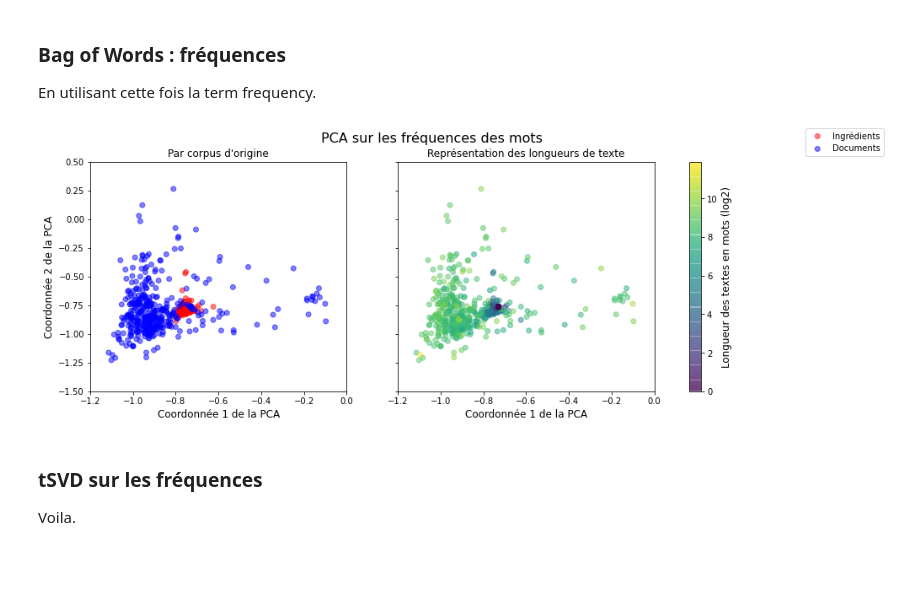
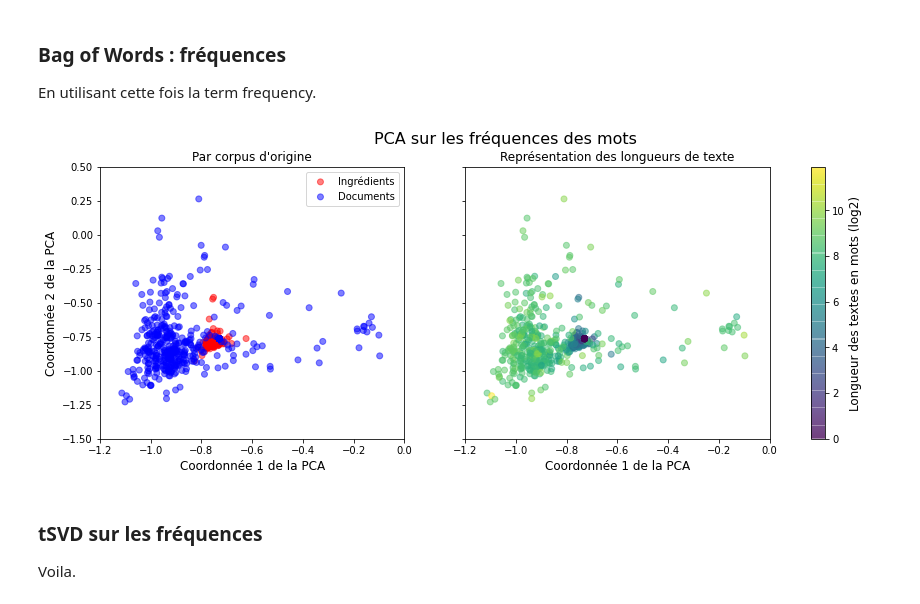
Before and after one commit to UltraDiuve/PIM-Recognizer, a Jupyter notebook: report/notebooks/Text_analysis.ipynb, the cells around one changed output. Drawn from its saved outputs; the diff is of its cells as text; code cells hidden in the pictures; blank space fills up the shorter version.

```diff
--- a/report/notebooks/Text_analysis.ipynb
+++ b/report/notebooks/Text_analysis.ipynb
@@ -680,29 +680,29 @@ decomp = PCA(n_components=10).fit_transform(vectorized_std)
 # %%
 fig, ax = plt.subplots(ncols=2, figsize=(15, 5), sharey=True)
 handles = []
 handles.append(ax[0].scatter(x=decomp[:500, 0], y=decomp[:500, 1], c=['red']*500, alpha=0.5))
 handles.append(ax[0].scatter(x=decomp[500:, 0], y=decomp[500:, 1], c=['blue']*500, alpha=0.5))
 handles.append(ax[1].scatter(x=decomp[:, 0],
                              y=decomp[:, 1],
                              c=np.log2(np.array(vectorized_corpus[:,:].sum(axis=1)).flatten() + 1),
                              alpha=0.5,
                              cmap='viridis'))
 ax[0].set_xlim(-1.2, 0)
 ax[0].set_ylim(-1.5, 0.5)
 ax[1].set_xlim(-1.2, 0)
 ax[1].set_ylim(-1.5, 0.5)
-fig.legend(handles[:-1], ['Ingrédients', 'Documents'])
+ax[0].legend(handles[:-1], ['Ingrédients', 'Documents'])
 cb = fig.colorbar(handles[-1], ax=ax)
 fig.axes[2].set_ylabel("Longueur des textes en mots (log2)", fontsize=12)
 fig.suptitle("PCA sur les fréquences des mots", fontsize=16)
 ax[0].set_ylabel("Coordonnée 2 de la PCA", fontsize=12)
 ax[0].set_xlabel("Coordonnée 1 de la PCA", fontsize=12)
 ax[0].set_title("Par corpus d'origine", fontsize=12)
 ax[1].set_xlabel("Coordonnée 1 de la PCA", fontsize=12)
 ax[1].set_title("Représentation des longueurs de texte", fontsize=12)
 fig.savefig(Path('..') / 'img' / 'PCA_freq.png', bbox_inches='tight')
 # %% [output]
-[figure, old version]
+[figure, new version]
 # %% [markdown]
 ### tSVD sur les fréquences
 
```
Also changed, not shown: parts of 3 cells of this notebook, 1 other file.
